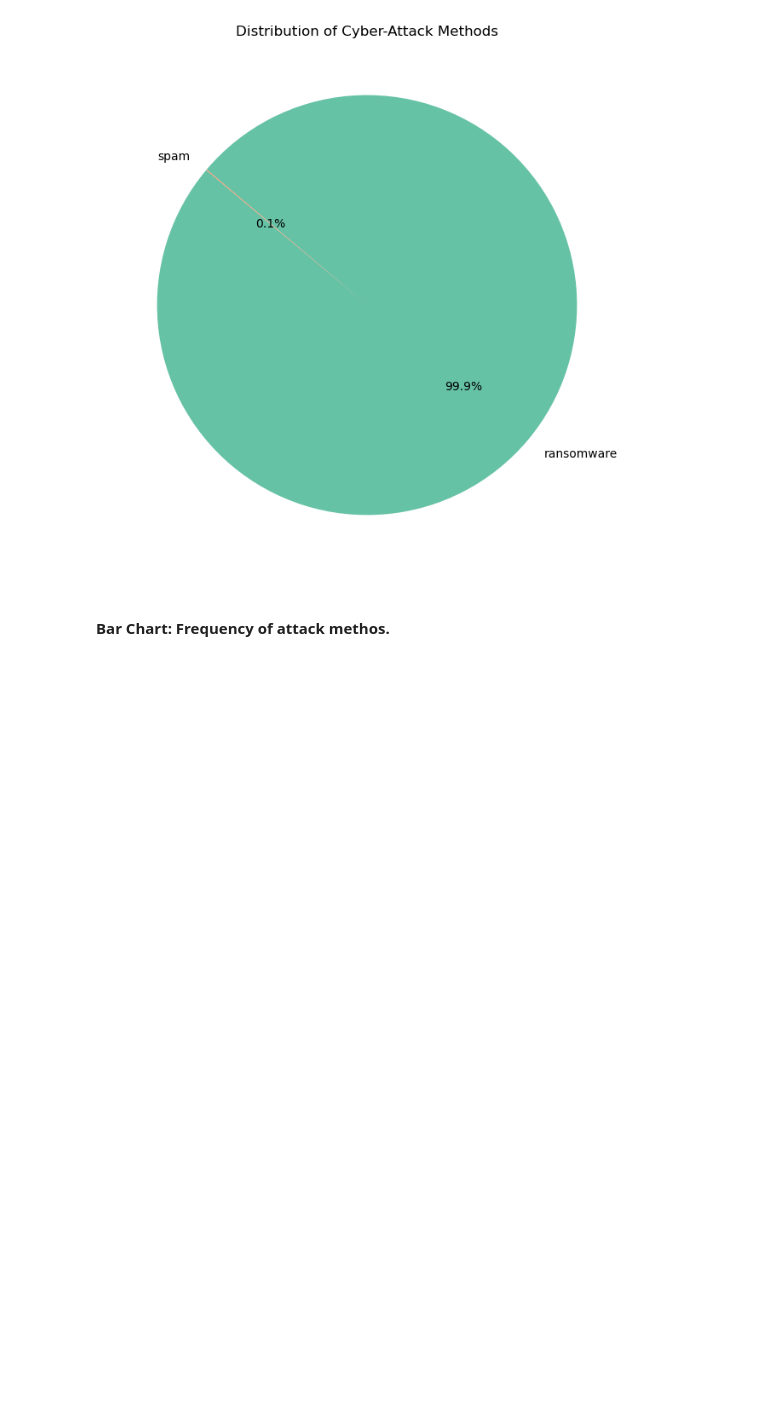
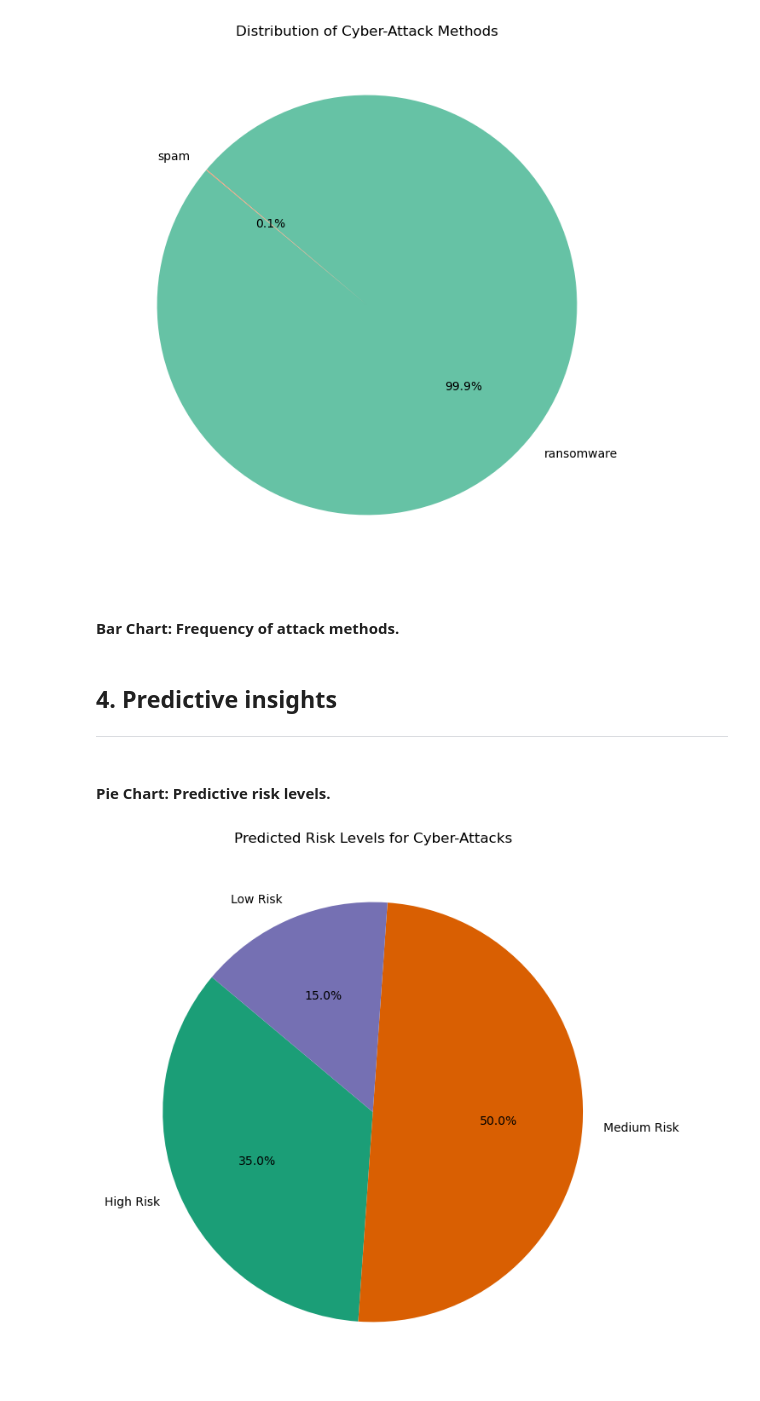
Before and after one commit to hugcamrom/PFDA-project, a Jupyter notebook: notebooks/cybercrime-visual-analysis.ipynb, the cells around one changed output. Cells and saved outputs as stored; diff of their text form; code cells hidden in the pictures; blank space fills up the shorter version.

Commit message:
predictive risk pie

```diff
--- a/notebooks/cybercrime-visual-analysis.ipynb
+++ b/notebooks/cybercrime-visual-analysis.ipynb
@@ -214,4 +209,24 @@ plt.show()
 # %% [output]
 [figure]
 # %% [markdown]
-#### Bar Chart: Frequency of attack methos.
+#### Bar Chart: Frequency of attack methods.
+# %% [markdown]
+## 4. Predictive insights
+***
+# %% [markdown]
+#### Pie Chart: Predictive risk levels.
+# %%
+# Predictive insights: Example predictions
+predictions = {
+    'High Risk': 35,
+    'Medium Risk': 50,
+    'Low Risk': 15
+}
+
+# Pie chart
+plt.figure(figsize=(8, 8))
+plt.pie(predictions.values(), labels=predictions.keys(), autopct='%1.1f%%', startangle=140, colors=plt.cm.Dark2.colors)
+plt.title("Predicted Risk Levels for Cyber-Attacks")
+plt.show()
+# %% [output]
+[figure, added]
```
Also changed, not shown: parts of 3 cells of this notebook.
